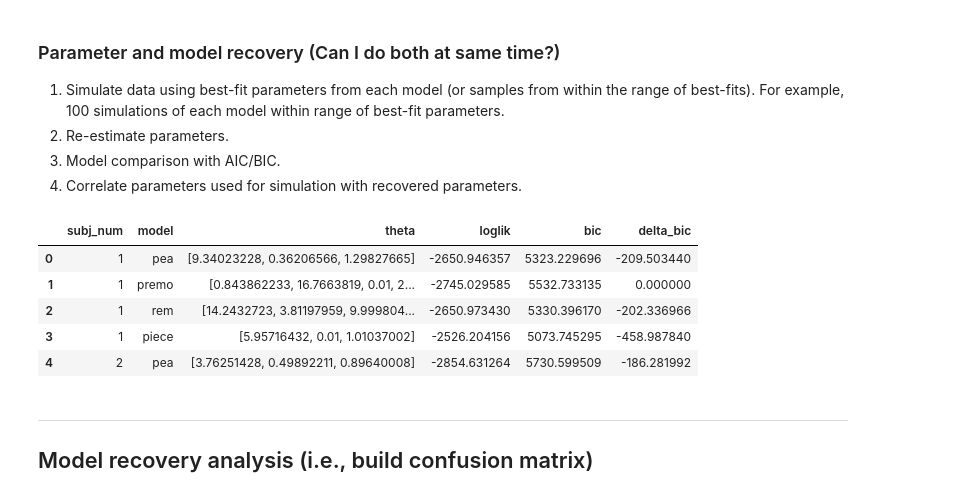
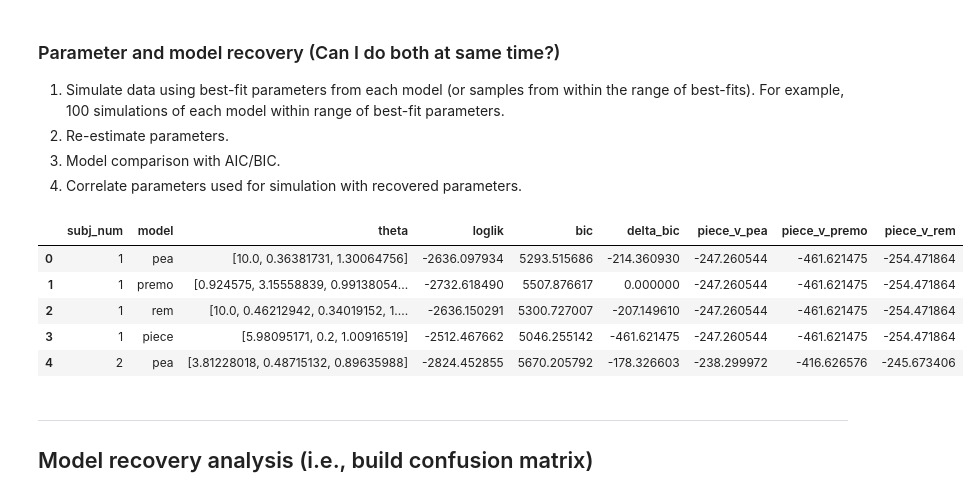
Before and after one commit to ccmlab-ubc/ige-ege, a Jupyter notebook: experiment-1/scripts/parameter-model-recovery.ipynb, the cells around one changed output. Cells and saved outputs as stored; diff of their text form; code cells hidden in the pictures.

```diff
--- a/experiment-1/scripts/parameter-model-recovery.ipynb
+++ b/experiment-1/scripts/parameter-model-recovery.ipynb
@@ -30,21 +29,21 @@ import scipy.optimize
 # %%
 # Read in vmr data
 df = pd.read_csv("../results/vmr_all.csv")
 
 # Read in csv with MLEs from all models
 # Need a function to convert string back to numpy array
 def converter(input_str):
     return np.fromstring(input_str[1:-1], sep=' ')
 
-fits = pd.read_csv("../results/params_mle_reducedmodels.csv", converters={"theta":converter})
+fits = pd.read_csv("../results/params_mle.csv", converters={"theta":converter})
 fits.head()
 # %% [output]
-|  | subj_num | model | theta | loglik | bic | delta_bic |
-| 0 | 1 | pea | [9.34023228, 0.36206566, 1.29827665] | -2650.946357 | 5323.229696 | -209.503440 |
-| 1 | 1 | premo | [0.843862233, 16.7663819, 0.01, 2... | -2745.029585 | 5532.733135 | 0.000000 |
-| 2 | 1 | rem | [14.2432723, 3.81197959, 9.999804... | -2650.973430 | 5330.396170 | -202.336966 |
-| 3 | 1 | piece | [5.95716432, 0.01, 1.01037002] | -2526.204156 | 5073.745295 | -458.987840 |
-| 4 | 2 | pea | [3.76251428, 0.49892211, 0.89640008] | -2854.631264 | 5730.599509 | -186.281992 |
+|  | subj_num | model | theta | loglik | bic | delta_bic | piece_v_pea | piece_v_premo | piece_v_rem |
+| 0 | 1 | pea | [10.0, 0.36381731, 1.30064756] | -2636.097934 | 5293.515686 | -214.360930 | -247.260544 | -461.621475 | -254.471864 |
+| 1 | 1 | premo | [0.924575, 3.15558839, 0.99138054... | -2732.618490 | 5507.876617 | 0.000000 | -247.260544 | -461.621475 | -254.471864 |
+| 2 | 1 | rem | [10.0, 0.46212942, 0.34019152, 1.... | -2636.150291 | 5300.727007 | -207.149610 | -247.260544 | -461.621475 | -254.471864 |
+| 3 | 1 | piece | [5.98095171, 0.2, 1.00916519] | -2512.467662 | 5046.255142 | -461.621475 | -247.260544 | -461.621475 | -254.471864 |
+| 4 | 2 | pea | [3.81228018, 0.48715132, 0.89635988] | -2824.452855 | 5670.205792 | -178.326603 | -238.299972 | -416.626576 | -245.673406 |
 # %%
 # Lambda functions for computing negative log-likelihoods
 nll_pea = lambda x: negloglik(model="pea", sigma_int=x[0], B=x[1], bias=x[2],
```
Also changed, not shown: parts of 10 cells of this notebook, 14 other files.
